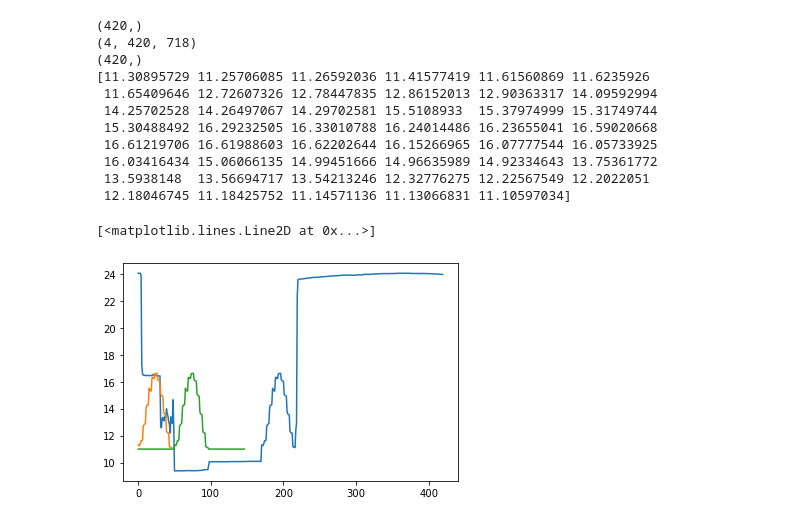
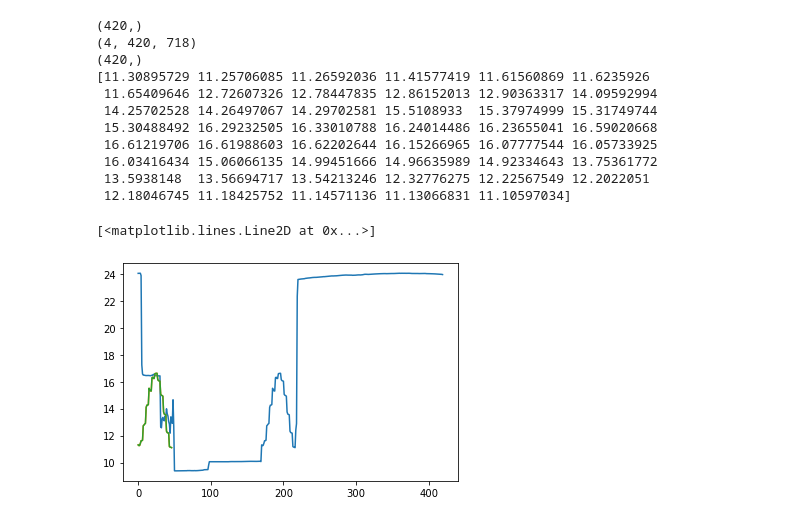
Before and after one commit to louis-hurrey/L-BASS, a Jupyter notebook: elevation_scan.ipynb, the cells around one changed output. Saved outputs shown, nothing was run; the diff lists cells and outputs as text; code cells hidden in the pictures.

```diff
--- a/elevation_scan.ipynb
+++ b/elevation_scan.ipynb
@@ -25,7 +25,7 @@ class Transit:
         self.horn = horn
         self.noon = noon
     def get_data(self):
-        folder = os.path.join(f"{transit.date}")
+        folder = os.path.join(f"data/{transit.date}")
         #print(os.listdir(folder))
         datetimes = np.load(os.path.join(folder, 'datetimes.npy'), allow_pickle=True)
         a1p1 = np.load(os.path.join(folder, 'a1p1_bandpass.npy'), allow_pickle=True)
@@ -43,35 +43,36 @@ class Transit:
 #                Transit('8th July 2024', 0, 22.38,0, 'E', datetime.datetime(2024, 5, 11, 12, 5, 36))]
 
 transit = Transit('19th July 2024', 0, 20.683044319285145, 0, 'W', datetime.datetime(2024, 7, 19, 12, 15, 34))
 time, power = transit.get_data()
 
 print(time.shape)
 print(power.shape)
 
 power_total = np.average(power[2], axis=1)
 print(power_total.shape)
 plt.plot(power_total)
 
 trimmed_power_total = power_total[170:217]
 plt.plot(trimmed_power_total)
 print(trimmed_power_total)
 
-pwr_baseline = np.hstack(((np.linspace(11,11,50)), trimmed_power_total, (np.linspace(11,11,50))))
+pwr_baseline = trimmed_power_total
+#np.hstack(((np.linspace(11,11,50)), trimmed_power_total, (np.linspace(11,11,50))))
 plt.plot(pwr_baseline)
 # %% [output]
 (420,)
 (4, 420, 718)
 (420,)
 [11.30895729 11.25706085 11.26592036 11.41577419 11.61560869 11.6235926
  11.65409646 12.72607326 12.78447835 12.86152013 12.90363317 14.09592994
  14.25702528 14.26497067 14.29702581 15.5108933  15.37974999 15.31749744
  15.30488492 16.29232505 16.33010788 16.24014486 16.23655041 16.59020668
  16.61219706 16.61988603 16.62202644 16.15266965 16.07777544 16.05733925
  16.03416434 15.06066135 14.99451666 14.96635989 14.92334643 13.75361772
  13.5938148  13.56694717 13.54213246 12.32776275 12.22567549 12.2022051
  12.18046745 11.18425752 11.14571136 11.13066831 11.10597034]
 [<matplotlib.lines.Line2D at 0x...>]
-[figure, old version]
+[figure, new version]
 # %%
 #TEST DATA
 def gaussian(x, amplitude, mean, stddev):
```
Also changed, not shown: parts of 2 cells of this notebook, 1 other file.
